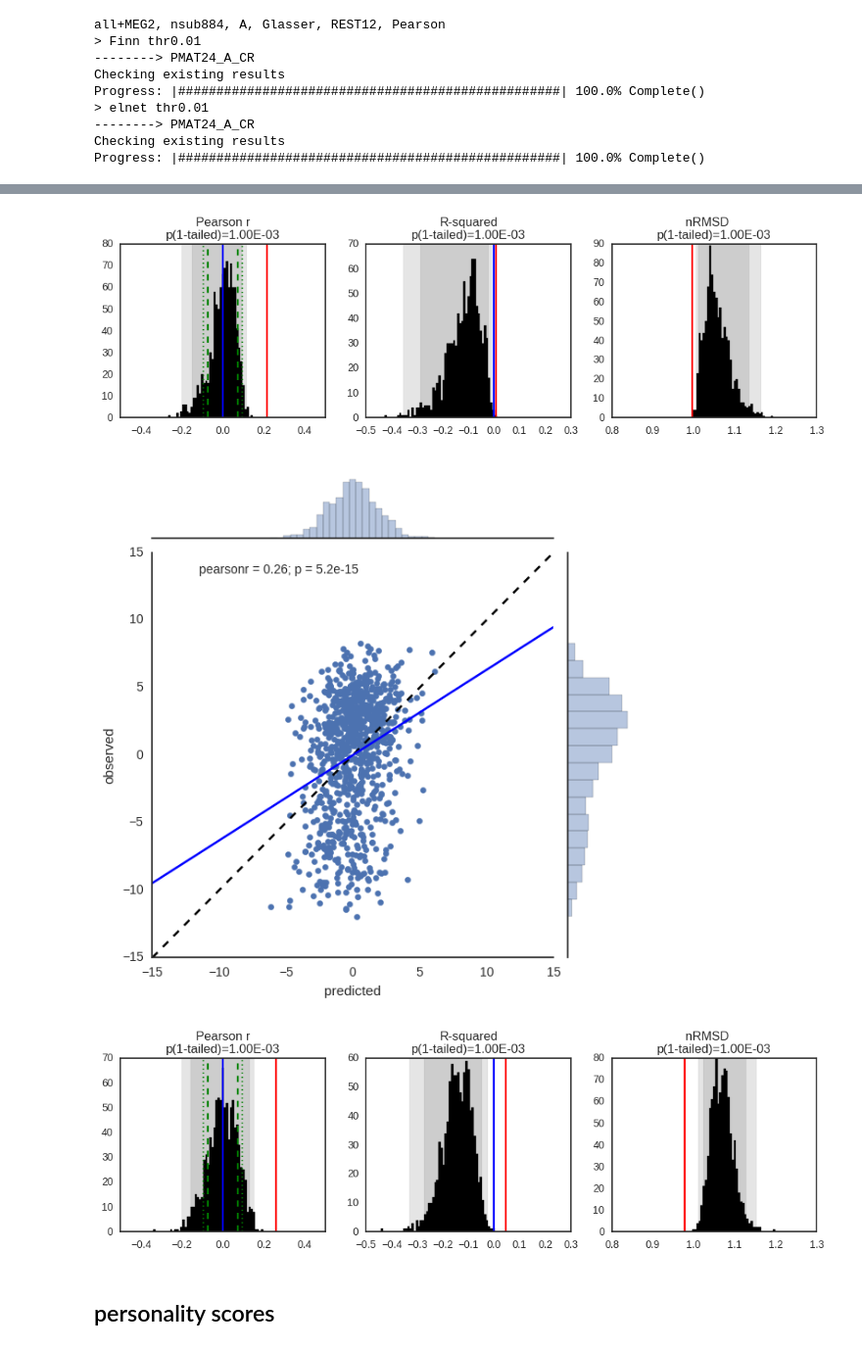
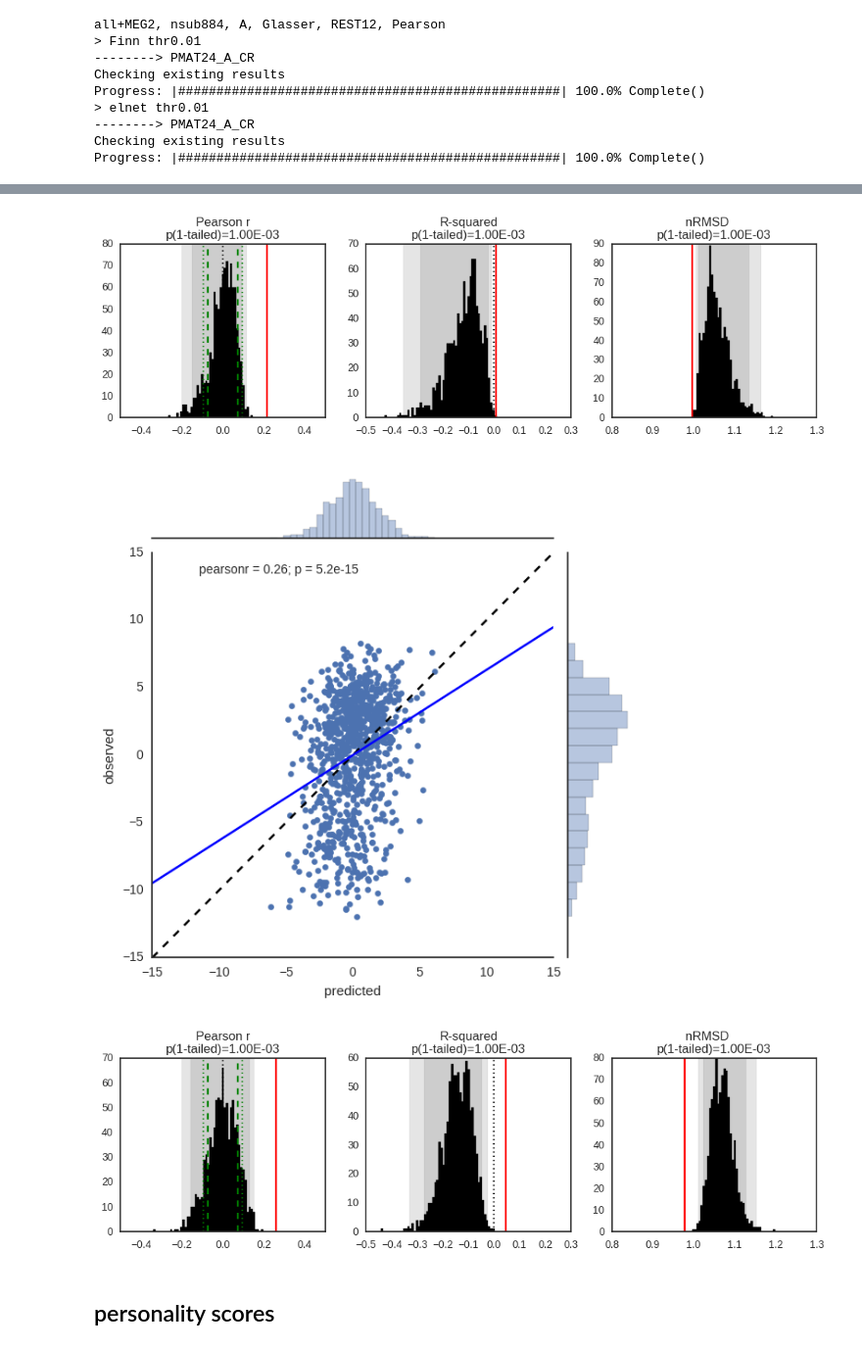
Before and after one commit to adolphslab/HCP_MRI-behavior, a Jupyter notebook: personality.ipynb, the cells around one changed output, grey strips where cells are left out. Shown at 98% size. Saved outputs shown, nothing was run; the diff lists cells and outputs as text; code cells hidden in the pictures.

```diff
--- a/personality.ipynb
+++ b/personality.ipynb
@@ -947,7 +954,7 @@ release       = 'all+MEG2';
 scores        = ['PMAT24_A_CR','NEOFAC_O','NEOFAC_C','NEOFAC_E','NEOFAC_A_corr','NEOFAC_N']
 predAlgs      = ['Finn','elnet']
 fcType        = 'Pearson'
-decon_        = 'decon00'
+decon_        = 'deconH'
 thr           = 0.01
 rs   = {}
 for parcellation in parcellations:
@@ -1377,36 +1383,36 @@ for iScore, score in enumerate(scores):
                 ax[i].hist(fitPerm[1:,i], bins,color='k')
                 v        = ax[i].get_ylim()
                 ax[i].fill(np.hstack([empThr[1,:], empThr[1,::-1]]),[v[0], v[0], v[1], v[1]],'k',alpha=0.1)
                 ax[i].fill(np.hstack([empThr[0,:], empThr[0,::-1]]),[v[0], v[0], v[1], v[1]],'k',alpha=0.1)
                 # true
                 line = plt.Line2D([fitPerm[0,i],fitPerm[0,i]],[v[0],v[1]], c='r', linestyle='-')
                 ax[i].add_line(line)
-                ax[i].axvline(x=0)
+                ax[i].axvline(x=0,color='k',linestyle=':')
                 if i==0:
                     ax[i].vlines(x=thThr[0],ymin=v[0],ymax=v[1],linestyles='--',colors='g')
                     ax[i].vlines(x=thThr[1],ymin=v[0],ymax=v[1],linestyles=':',colors='g')
                 ax[i].set_xlim(lims)
                 if meas in ['Pearson r','R-squared']:
                     p = ((nPerm-np.where(np.argsort(np.ravel(fitPerm[:,i]))==0)[0][0])+1)/np.float(nPerm)
                 else:
                     p = ((np.where(np.argsort(np.ravel(fitPerm[:,i]))==0)[0][0])+1)/np.float(nPerm)
                 ax[i].set_title('{}\np(1-tailed)={:.2E}'.format(fitMeas[i],p))
 
         if exportFigs:
             plt.savefig(op.join(resultsDir,"{}_{}_{}_predStats.svg".format(score,model,decon)), format='svg')
 # %% [output]
 Finn
 Pearson r=0.216
 R-squared=0.007
 nRMSD    =0.997
 elnet
 Pearson r=0.259
 R-squared=0.044
 nRMSD    =0.978
 [figure]
-[figure, old version]
+[figure, new version]
 [figure]
-[figure, old version]
+[figure, new version]
 # %% [markdown]
 ## personality scores
 # %%
```
Also changed, not shown: parts of 11 cells of this notebook.
